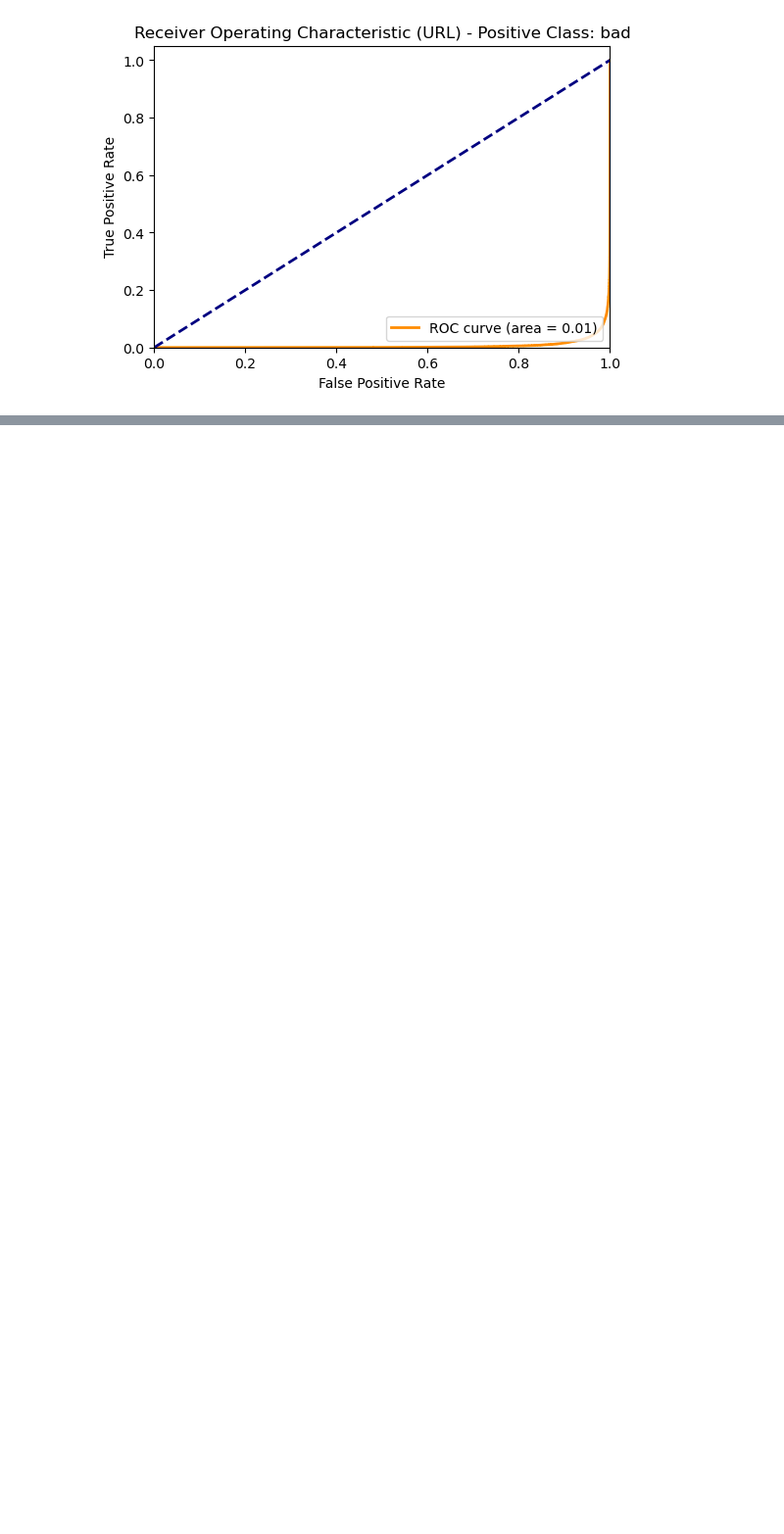
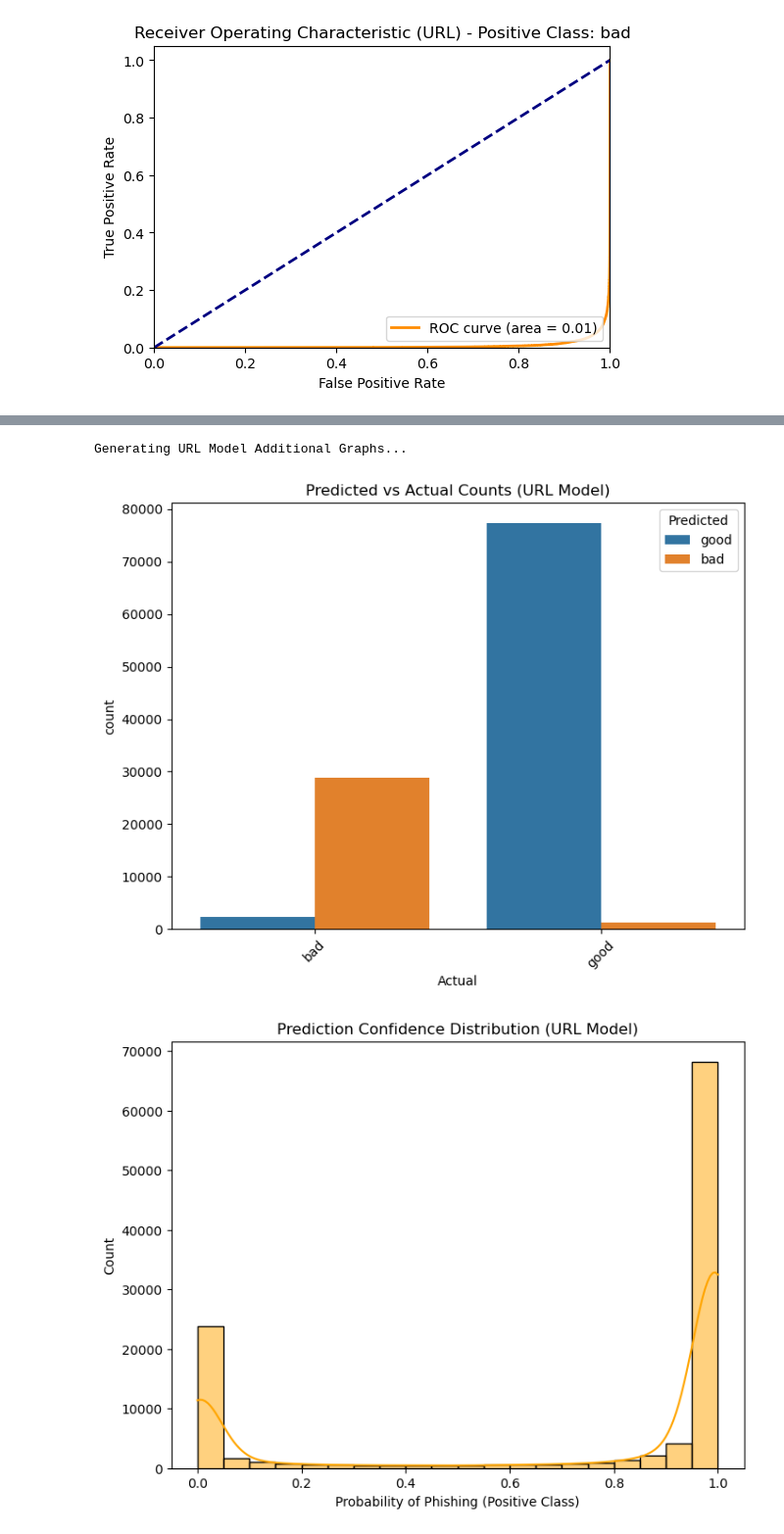
Before and after one commit to Praveenk2324/AI-Based-Phishing-Detector, a Jupyter notebook: model_performance_analysis.ipynb, the cells around one changed output, grey strips where cells are left out. Shown: that part at 98% size. Cells and saved outputs as stored; diff of their text form; code cells hidden in the pictures; blank space fills up the shorter version.

```diff
--- a/model_performance_analysis.ipynb
+++ b/model_performance_analysis.ipynb
@@ -211,0 +242,24 @@ Labels found: ['bad', 'good']
+# %%
+# URL Model Additional Graphs
+print("Generating URL Model Additional Graphs...")
+if 'y_test_u' in locals() and 'y_pred_u' in locals() and 'y_prob_u' in locals():
+    plt.figure(figsize=(8, 6))
+    df_compare_u = pd.DataFrame({'Actual': y_test_u, 'Predicted': y_pred_u})
+
+    sns.countplot(x='Actual', hue='Predicted', data=df_compare_u)
+    plt.title('Predicted vs Actual Counts (URL Model)')
+    plt.xticks(rotation=45)
+    plt.show()
+
+    # Confidence Histogram
+    plt.figure(figsize=(8, 6))
+    sns.histplot(y_prob_u, bins=20, kde=True, color='orange')
+    plt.title('Prediction Confidence Distribution (URL Model)')
+    plt.xlabel('Probability of Phishing (Positive Class)')
+    plt.show()
+else:
+    print("URL model data not found in local variables.")
+# %% [output]
+Generating URL Model Additional Graphs...
+[figure, added]
+[figure, added]
```
Also changed, not shown: parts of 2 cells of this notebook.
